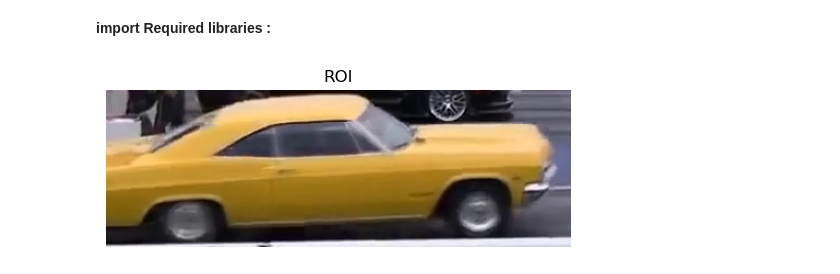
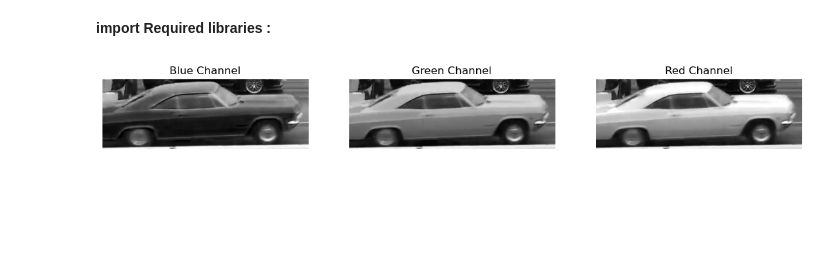
Before and after one commit to ZahraEk/OpenCV-Course, a Jupyter notebook: meanshift.ipynb, the cells around one changed output. Saved outputs shown, nothing was run; the diff lists cells and outputs as text; code cells hidden in the pictures; blank space fills up the shorter version.

```diff
--- a/meanshift.ipynb
+++ b/meanshift.ipynb
@@ -7,59 +83,57 @@ import matplotlib.pyplot as plt
 # %%
-# URL to the raw video file on GitHub
-video_url = "https://github.com/ZahraEk/OpenCV-Course/raw/main/videos/car_racing.mp4"
+# Splitting the image into R, G, and B channels
+b, g, r = cv2.split(roi)
 
-# Download the video
-video_filename = "car_racing.mp4"
-urllib.request.urlretrieve(video_url, video_filename)
+# Displaying the channels
+plt.figure(figsize=(14, 4))
 
-cap = cv2.VideoCapture(video_filename)
+plt.subplot(131)
+plt.imshow(b, cmap='gray')
+plt.title('Blue Channel')
+plt.axis('off')
 
-# Capture 20 frames to allow the camera's autoexposure to adjust.
-for i in range(20):
-    success, frame = cap.read()
-if not success:
-    exit(1)
+plt.subplot(132)
+plt.imshow(g, cmap='gray')
+plt.title('Green Channel')
+plt.axis('off')
 
-# Define an initial tracking window in the center of the frame.
-frame_h, frame_w = frame.shape[:2]
-w = frame_w//3
-h = frame_h//5
-x = 10
-y = 400
-track_window = (x, y, w, h)
+plt.subplot(133)
+plt.imshow(r, cmap='gray')
+plt.title('Red Channel')
+plt.axis('off')
 
-# Calculate the normalized HSV histogram of the initial window.
-roi = frame[y:y+h, x:x+w]
-hsv_roi =  cv2.cvtColor(roi, cv2.COLOR_BGR2HSV)
+plt.show()
 
-colors = ('b','g','r')
+# Define a mask (optional, currently set to None)
 mask = None
 
-plt.figure(figsize = (6,6))
-plt.imshow(cv2.cvtColor(roi, cv2.COLOR_BGR2RGB))
-plt.title('ROI')
-plt.axis('off')
+# Calculating histograms for the R, G, and B channels
+b_hist = cv2.calcHist([roi], [0], mask, [180], [0, 180])
+g_hist = cv2.calcHist([roi], [1], mask, [180], [0, 180])
+r_hist = cv2.calcHist([roi], [2], mask, [180], [0, 180])
+
+# Displaying the histograms of the channels
+plt.figure(figsize=(14, 4))
+
+plt.subplot(131)
+plt.plot(b_hist, color='b')
+plt.title('Histogram of Blue Channel')
+plt.xlabel('Blue Value')
+plt.ylabel('Frequency')
+
+plt.subplot(132)
+plt.plot(g_hist, color='g')
+plt.title('Histogram of Green Channel')
+plt.xlabel('Green Value')
+plt.ylabel('Frequency')
+
+plt.subplot(133)
+plt.plot(r_hist, color='r')
+plt.title('Histogram of Red Channel')
+plt.xlabel('Red Value')
+plt.ylabel('Frequency')
+
+plt.tight_layout()
 plt.show()
-
-for i,color in enumerate(colors):
-    roi_hist = cv2.calcHist([roi], [i], mask, [180], [0, 180])
-    roi_hist = cv2.normalize(roi_hist, roi_hist, 0, 255, cv2.NORM_MINMAX)
-    plt.plot(roi_hist,color = color)
-    plt.legend(('[0]','[1]','[2]'), loc = 'upper right')
-plt.title("Histogram of ROI")
-
-plt.figure(figsize = (6,6))
-plt.imshow(cv2.cvtColor(hsv_roi, cv2.COLOR_BGR2RGB))
-plt.title('HSV_ROI')
-plt.axis('off')
-plt.show()
-
-for i,color in enumerate(colors):
-    roi_hist = cv2.calcHist([hsv_roi], [i], mask, [180], [0, 180])
-    roi_hist = cv2.normalize(roi_hist, roi_hist, 0, 255, cv2.NORM_MINMAX)
-    plt.plot(roi_hist,color = color)
-    plt.legend(('[0]','[1]','[2]'), loc = 'upper right')
-plt.title("Histogram of HSV_ROI")
-plt.show()
 # %% [output]
-[figure, old version]
+[figure, new version]
```
Also changed, not shown: parts of 5 cells of this notebook.
